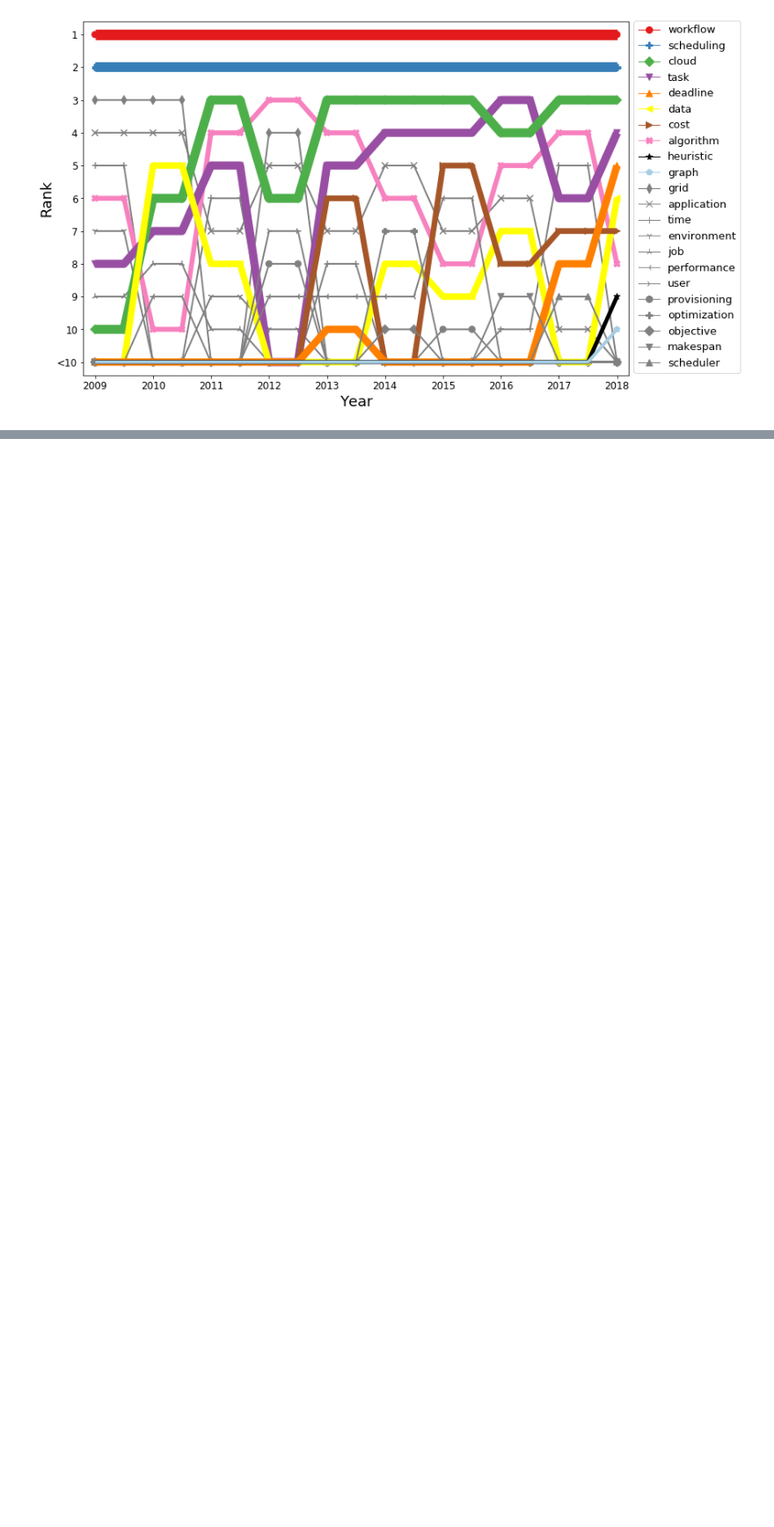
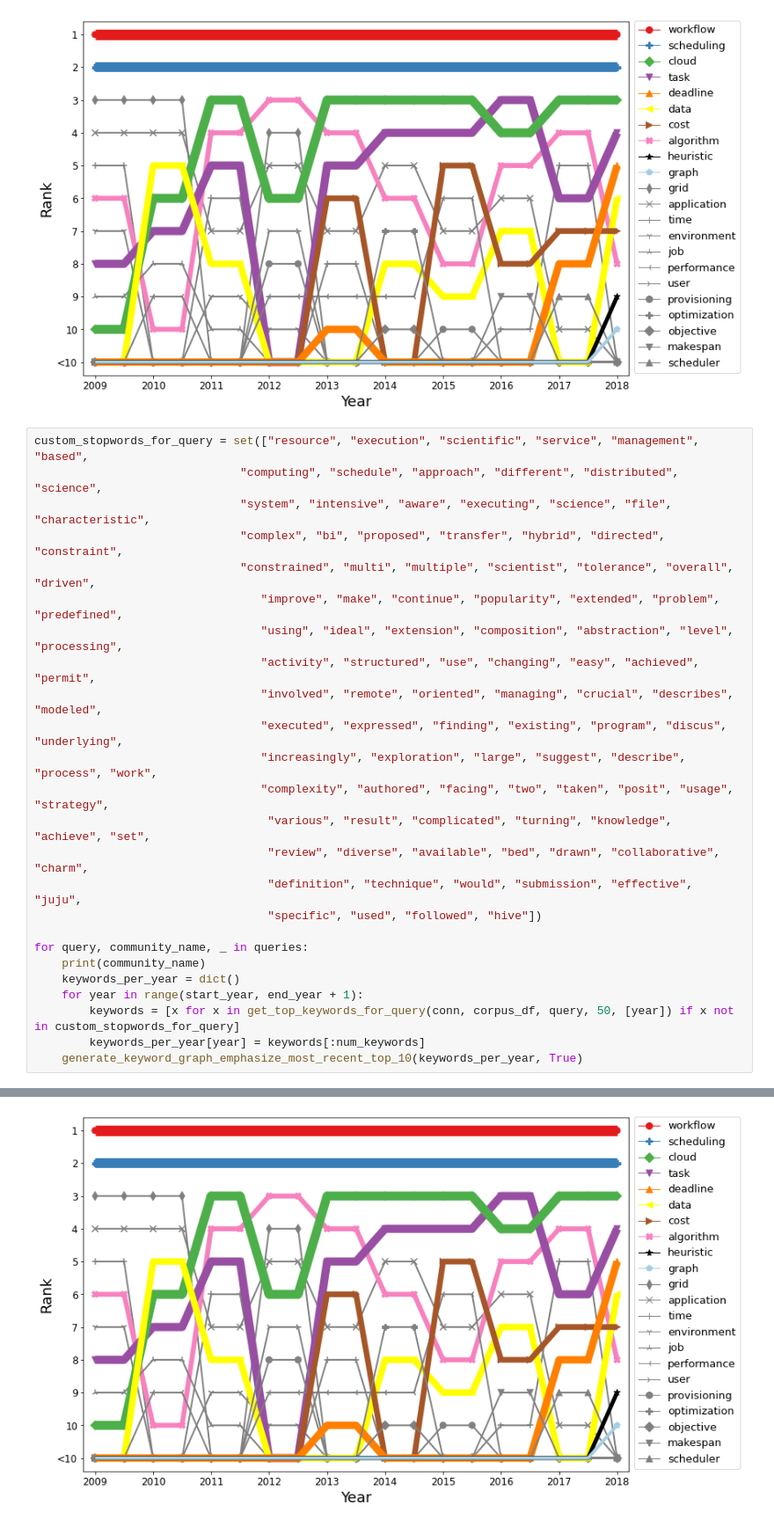
Before and after one commit to atlarge-research/AIP, a Jupyter notebook: tools/generate_keyword_rank_graphs_per_topic.ipynb, the cells around one changed output, grey strips where cells are left out. Shown at 88% size. Cells and saved outputs as stored; diff of their text form; blank space fills up the shorter version.

Commit message:
generate top-10 trend plots for subcommunities

```diff
--- a/tools/generate_keyword_rank_graphs_per_topic.ipynb
+++ b/tools/generate_keyword_rank_graphs_per_topic.ipynb
@@ -288,3 +364,29 @@ Number of unique keywords: 22
 [figure]
 [figure]
 [figure]
+# %%
+custom_stopwords_for_query = set(["resource", "execution", "scientific", "service", "management", "based",
+                              "computing", "schedule", "approach", "different", "distributed", "science",
+                              "system", "intensive", "aware", "executing", "science", "file", "characteristic",
+                              "complex", "bi", "proposed", "transfer", "hybrid", "directed", "constraint",
+                              "constrained", "multi", "multiple", "scientist", "tolerance", "overall", "driven",
+                                 "improve", "make", "continue", "popularity", "extended", "problem", "predefined",
+                                 "using", "ideal", "extension", "composition", "abstraction", "level", "processing",
+                                 "activity", "structured", "use", "changing", "easy", "achieved", "permit",
+                                 "involved", "remote", "oriented", "managing", "crucial", "describes", "modeled",
+                                 "executed", "expressed", "finding", "existing", "program", "discus", "underlying",
+                                 "increasingly", "exploration", "large", "suggest", "describe", "process", "work",
+                                 "complexity", "authored", "facing", "two", "taken", "posit", "usage", "strategy",
+                                  "various", "result", "complicated", "turning", "knowledge", "achieve", "set",
+                                  "review", "diverse", "available", "bed", "drawn", "collaborative", "charm",
+                                  "definition", "technique", "would", "submission", "effective", "juju",
+                                  "specific", "used", "followed", "hive"])
+
+for query, community_name, _ in queries:
+    print(community_name)
+    keywords_per_year = dict()
+    for year in range(start_year, end_year + 1):
+        keywords = [x for x in get_top_keywords_for_query(conn, corpus_df, query, 50, [year]) if x not in custom_stopwords_for_query]
+        keywords_per_year[year] = keywords[:num_keywords]
+    generate_keyword_graph_emphasize_most_recent_top_10(keywords_per_year, True)
+# %% [output]
@@ -290,0 +408 @@ Number of unique keywords: 22
+[figure, added]
```
Also changed, not shown: parts of 4 cells of this notebook.
